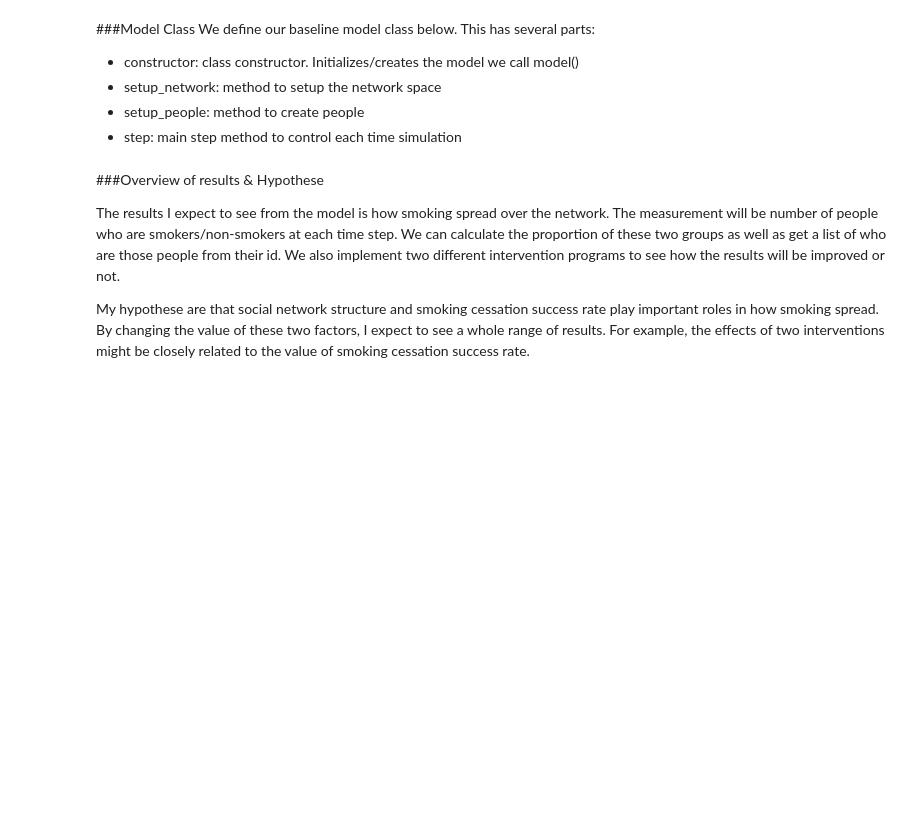
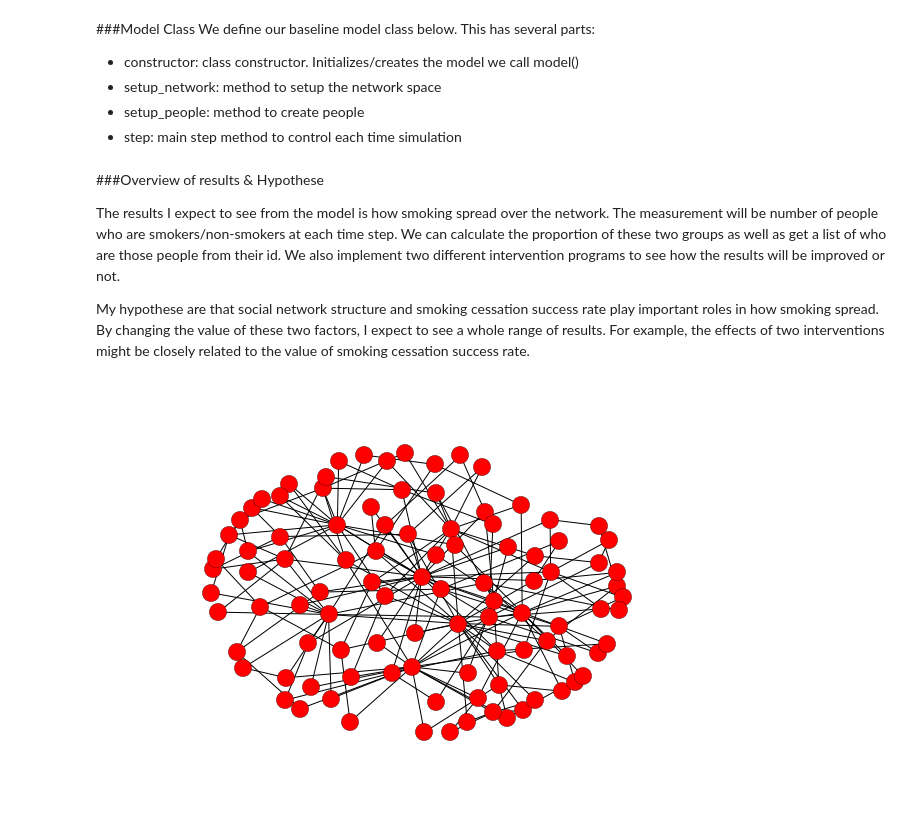
Before and after one commit to yysun12/cscs530, a Jupyter notebook: midterm.ipynb, the cells around one changed output. Saved outputs shown, nothing was run; the diff lists cells and outputs as text; code cells hidden in the pictures; blank space fills up the shorter version.

```diff
--- a/midterm.ipynb
+++ b/midterm.ipynb
@@ -279,3 +284,9 @@ class Model(object):
 The results I expect to see from the model is how smoking spread over the network. The measurement will be number of people who are smokers/non-smokers at each time step. We can calculate the proportion of these two groups as well as get a list of who are those people from their id. We also implement two different intervention programs to see how the results will be improved or not.
 
 My hypothese are that social network structure and smoking cessation success rate play important roles in how smoking spread. By changing the value of these two factors, I expect to see a whole range of results. For example, the effects of two interventions might be closely related to the value of smoking cessation success rate.
+# %%
+ba=nx.barabasi_albert_graph(100,2,seed=40)
+ba_layout = nx.spring_layout(ba, iterations=100)
+nx.draw(ba, pos=ba_layout)
+# %% [output]
+[figure, added]
```
Also changed, not shown: parts of 13 cells of this notebook.
